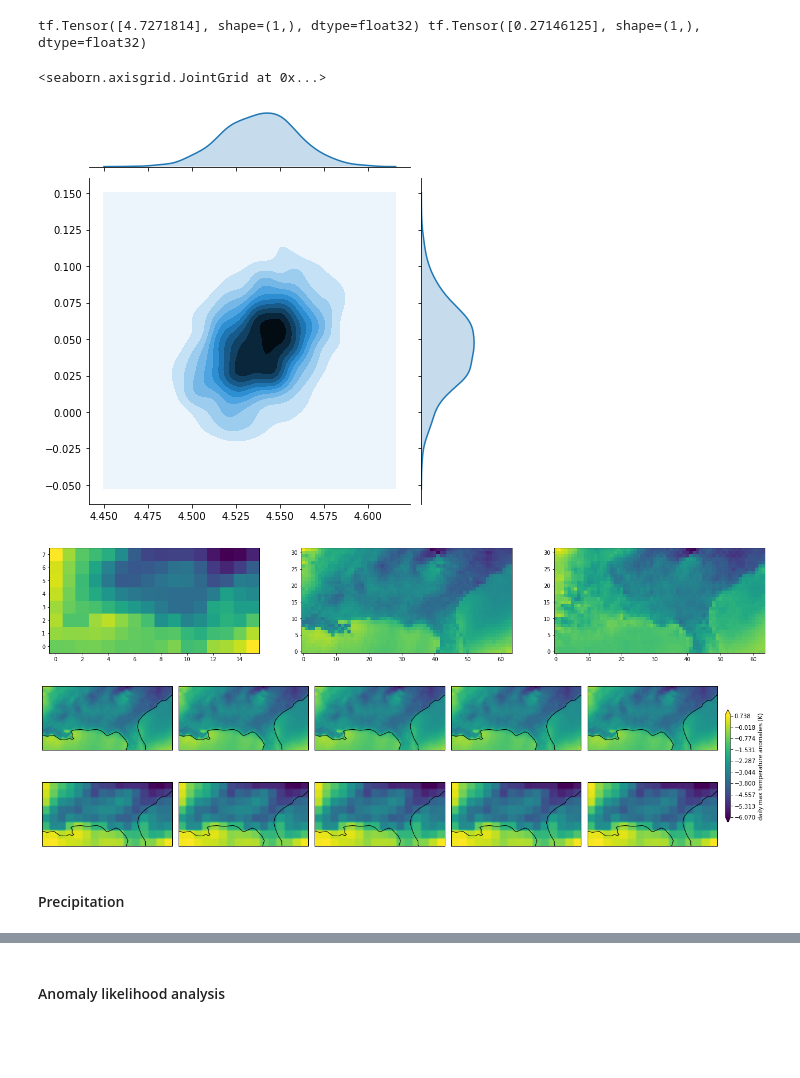
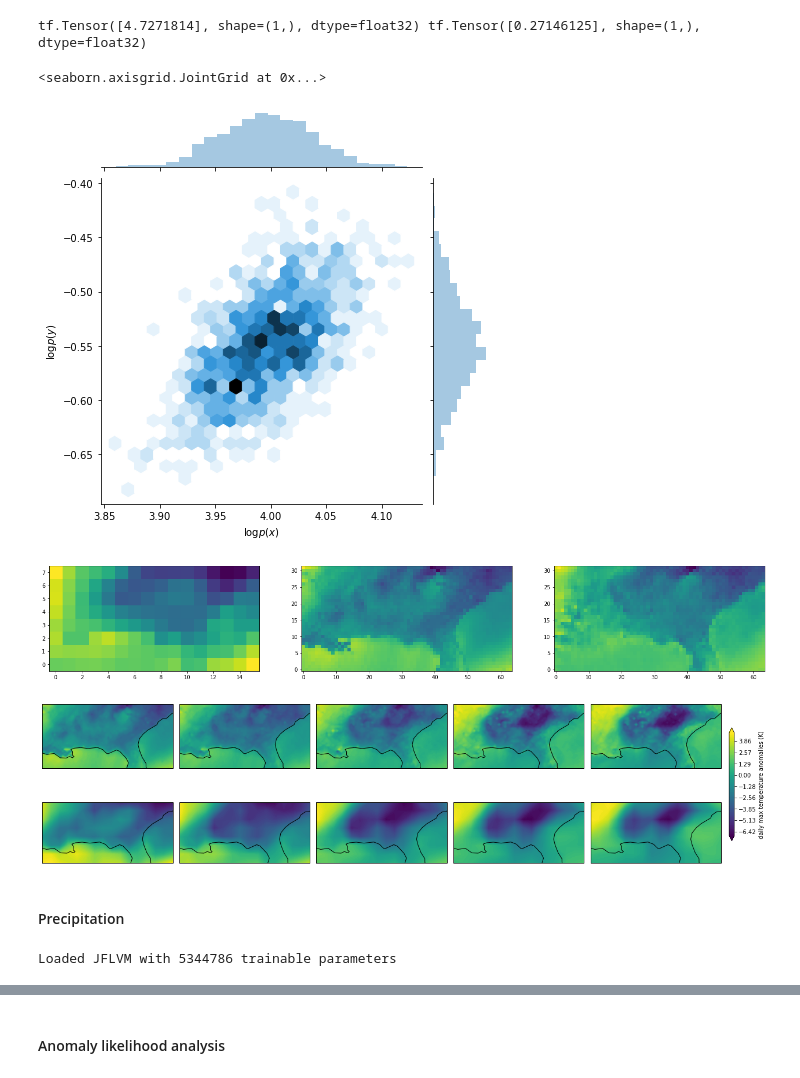
Before and after one commit to bgroenks96/generative-downscaling, a Jupyter notebook: qualitative-analysis.ipynb, the cells around one changed output, grey strips where cells are left out. Drawn from its saved outputs; the diff is of its cells as text; code cells hidden in the pictures; blank space fills up the shorter version.

```diff
--- a/qualitative-analysis.ipynb
+++ b/qualitative-analysis.ipynb
@@ -114,11 +114,14 @@ test_lo, test_hi = data_fold.test
 N_train, N_test = train_lo.Time.size, test_lo.Time.size
 (wt, ht), (wt_hi, ht_hi) = train_lo.shape[1:3], train_hi.shape[1:3]
 monthly_means_lo, monthly_means_hi = data_fold.monthly_means
-test_ds_paired = data_fold.test_dataset(batch_size=10, buffer_size=1000,
+test_ds = data_fold.test_dataset(batch_size=100, buffer_size=200,
                                         map_fn_lo=upsample(wt_hi, ht_hi, tf.image.ResizeMethod.NEAREST_NEIGHBOR),
                                         mode='test')
 model_joint = build_jflvm((None,wt_hi,ht_hi,1), scale=4, layers=3, depth=8,
                           min_filters=32, max_filters=256,
                           dnet_layers=3, dnet_filters=64)
 model_joint.load('data/saved_models/glow-jflvm/maxt-seus/ckpt', 8)
+model_vars = model_joint.trainable_variables
+param_count = sum([tf.math.reduce_prod(var.shape) for var in model_vars]).numpy()
+print(f'Loaded JFLVM with {param_count} trainable parameters')
 # %% [output]
@@ -126,5 +129,5 @@ model_joint.load('data/saved_models/glow-jflvm/maxt-seus/ckpt', 8)
 # %%
-x, y = next(test_ds_paired.__iter__())
+x, y = next(test_ds.__iter__())
 y_pred = model_joint.predict_y(x)
 # %%
 (x_, p_x), (y_, p_y) = model_joint.sample(n=1000, return_log_prob=True)
@@ -138,0 +142,10 @@ ax = plt.gca()
+# %%
+p_xs = []
+p_ys = []
+for x, y in tqdm(test_ds, total=hr_test.Time.size//100+1):
+    y_, _, p_x = model_joint.predict_y(x, return_log_prob=True)
+    x_, _, p_y = model_joint.predict_x(y, return_log_prob=True)
+    p_xs.append(p_x)
+    p_ys.append(p_y)
+p_xs = tf.concat(p_xs, axis=0)
+p_ys = tf.concat(p_ys, axis=0)
@@ -142,10 +162,10 @@ print(p_x, p_y)
 # %% [output]
 tf.Tensor([4.7271814], shape=(1,), dtype=float32) tf.Tensor([0.27146125], shape=(1,), dtype=float32)
 # %%
-sns.jointplot(x=p_sx, y=p_sy, kind='kde')
+sns.jointplot(x=p_sx, y=p_sy, kind='hex').set_axis_labels('$\\log p(x)$', '$\\log p(y)$')
 # %% [output]
 <seaborn.axisgrid.JointGrid at 0x...>
-[figure, old version]
+[figure, new version]
 # %%
 z_x, log_prob_x = model_joint.encode_x(x, return_log_prob=True)
 z_y, log_prob_y = model_joint.encode_y(y, return_log_prob=True)
@@ -161,25 +181,26 @@ plt.imshow(tf.squeeze(y_pred[0]).numpy(), origin='lower')
 # %% [output]
 [figure]
 # %%
-zs = slerp(z_y[:1], z_y[9:10], steps=100)
+zs = slerp(z_y[:1], z_y[9:10], steps=5)
 x_interp, p_xi = model_joint.decode_x(zs, return_log_prob=True)
 y_interp, p_yi = model_joint.decode_y(zs, return_log_prob=True)
+x_interp = tf.image.resize(x_interp, (wt, ht), method='nearest')
 # %%
 fig, axs, plot_fn = image_map_factory(2, 5, figsize=(5,3))
 plot_fn(axs[0,0], y_interp[0].numpy().squeeze(), hr_test.lat, hr_test.lon, cmap='viridis')
 plot_fn(axs[0,1], y_interp[1].numpy().squeeze(), hr_test.lat, hr_test.lon, cmap='viridis')
 plot_fn(axs[0,2], y_interp[2].numpy().squeeze(), hr_test.lat, hr_test.lon, cmap='viridis')
 plot_fn(axs[0,3], y_interp[3].numpy().squeeze(), hr_test.lat, hr_test.lon, cmap='viridis')
 plot_fn(axs[0,4], y_interp[4].numpy().squeeze(), hr_test.lat, hr_test.lon, cmap='viridis')
-plot_fn(axs[1,0], x_interp[0].numpy().squeeze(), hr_test.lat, hr_test.lon, cmap='viridis')
-plot_fn(axs[1,1], x_interp[1].numpy().squeeze(), hr_test.lat, hr_test.lon, cmap='viridis')
-plot_fn(axs[1,2], x_interp[2].numpy().squeeze(), hr_test.lat, hr_test.lon, cmap='viridis')
-plot_fn(axs[1,3], x_interp[3].numpy().squeeze(), hr_test.lat, hr_test.lon, cmap='viridis')
-cs = plot_fn(axs[1,4], x_interp[4].numpy().squeeze(), hr_test.lat, hr_test.lon, cmap='viridis')
+plot_fn(axs[1,0], x_interp[0].numpy().squeeze(), lr_test.lat, lr_test.lon, cmap='viridis')
+plot_fn(axs[1,1], x_interp[1].numpy().squeeze(), lr_test.lat, lr_test.lon, cmap='viridis')
+plot_fn(axs[1,2], x_interp[2].numpy().squeeze(), lr_test.lat, lr_test.lon, cmap='viridis')
+plot_fn(axs[1,3], x_interp[3].numpy().squeeze(), lr_test.lat, lr_test.lon, cmap='viridis')
+cs = plot_fn(axs[1,4], x_interp[4].numpy().squeeze(), lr_test.lat, lr_test.lon, cmap='viridis')
 fig.colorbar(cs, ax=axs.ravel().tolist(), orientation='vertical', shrink=0.6, pad=0.01).set_label('daily max temperature anomalies (K)')
 plt.show()
 # %% [output]
-[figure, old version]
+[figure, new version]
 # %% [markdown]
 #### Precipitation
 # %%
@@ -189,15 +210,20 @@ ras_deg14_arr = prcp.preprocess_dataset(ras_deg14[['PRCP']], ras_deg14['PRCP'].s
 ras_deg14_arr = ras_deg14_arr.to_array('chan').transpose('Time','lat','lon','chan')
 lr_train, lr_test, hr_train, hr_test = get_train_test_splits(erai_deg1_arr, ras_deg14_arr, southeast_us, scale=4)
 data_fold = prcp.preprocess_fold_prcp(((lr_train, hr_train),(lr_test, hr_test)))
-train_lo, train_hi = data_fold.train
-test_lo, test_hi = data_fold.test
-N_train, N_test = train_lo.Time.size, test_lo.Time.size
-(wt, ht), (wt_hi, ht_hi) = train_lo.shape[1:3], train_hi.shape[1:3]
-test_ds_paired = data_fold.test_dataset(batch_size=10, buffer_size=1000,
-                                        map_fn_lo=upsample(wt_hi, ht_hi, tf.image.ResizeMethod.NEAREST_NEIGHBOR),
-                                        supervised=True)
+train_lo_prcp, train_hi_prcp = data_fold.train
+test_lo_prcp, test_hi_prcp = data_fold.test
+N_train, N_test = train_lo_prcp.Time.size, test_lo_prcp.Time.size
+(wt, ht), (wt_hi, ht_hi) = train_lo_prcp.shape[1:3], train_hi_prcp.shape[1:3]
+test_ds_prcp = data_fold.test_dataset(batch_size=1, buffer_size=1000,
+                                      map_fn_lo=upsample(wt_hi, ht_hi, tf.image.ResizeMethod.NEAREST_NEIGHBOR),
+                                      mode='test')
 model_joint_prcp = build_jflvm((None,wt_hi,ht_hi,1), scale=4, layers=3, depth=4,
                                min_filters=32, max_filters=256,
                                dnet_layers=3, dnet_filters=64)
 model_joint_prcp.load('data/saved_models/glow-jflvm/prcp-seus/ckpt', 10)
+model_vars = model_joint_prcp.trainable_variables
+param_count = sum([tf.math.reduce_prod(var.shape) for var in model_vars]).numpy()
+print(f'Loaded JFLVM with {param_count} trainable parameters')
+# %% [output]
+Loaded JFLVM with 5344786 trainable parameters
 # %%
```
Also changed, not shown: parts of 18 cells of this notebook, 6 other files.
